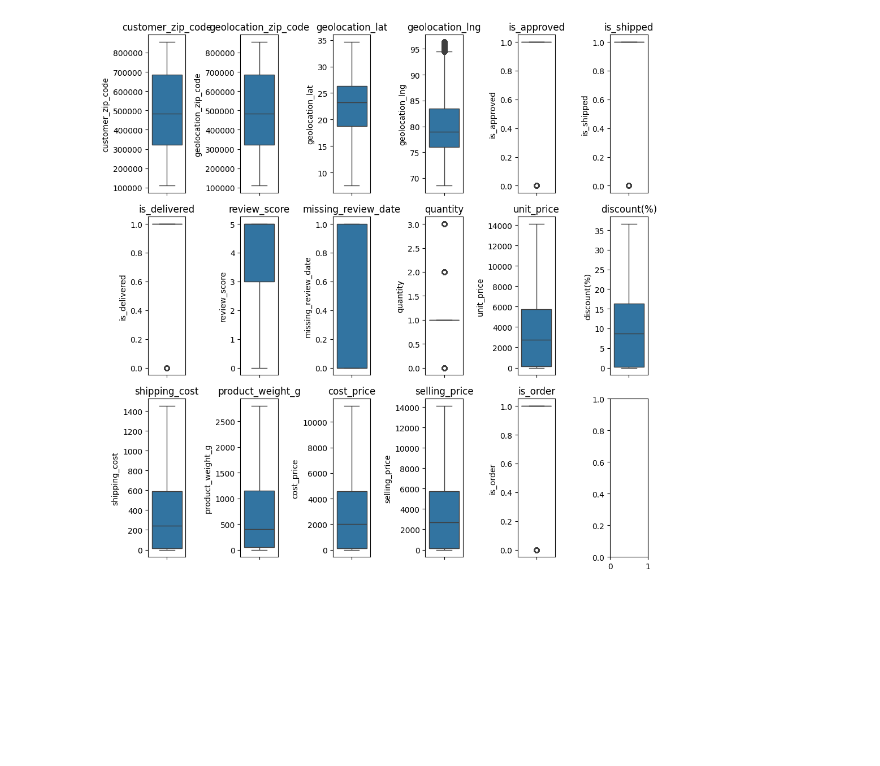
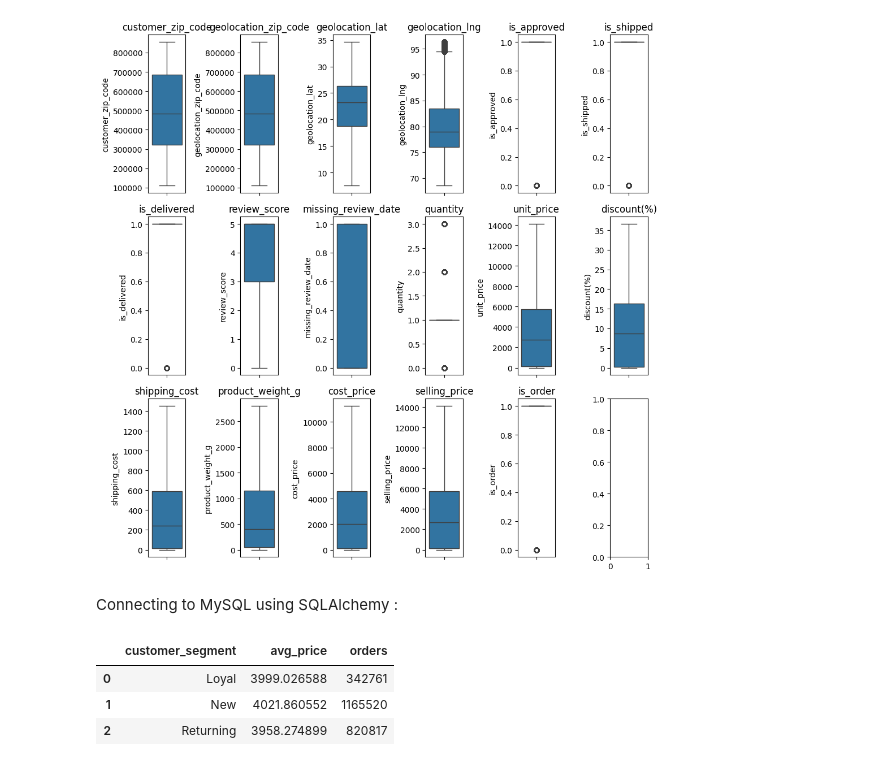
Before and after one commit to NarenthraBaalaD/E_commerce_Conversion_Retention_ML, a Jupyter notebook: capstone_project.ipynb, the cells around one changed output. Drawn from its saved outputs; the diff is of its cells as text; code cells hidden in the pictures; blank space fills up the shorter version.

Commit message:
After Cleaning the Merged Data, connected to MySQL

```diff
--- a/capstone_project.ipynb
+++ b/capstone_project.ipynb
@@ -289,3 +292,47 @@ for i, col in enumerate(num_cols):
     plt.tight_layout()
 # %% [output]
 [figure]
+# %% [markdown]
+Connecting to MySQL using SQLAlchemy :
+# %%
+try:
+    root_engine = create_engine(
+        url= "mysql+pymysql://root:6099@localhost:3306"
+    )
+    with root_engine.connect() as root:
+        root.execute(text("CREATE DATABASE IF NOT EXISTS e_commerce"))
+
+except SQLAlchemyError as e:
+    print(f"Database doesn't exist \n You got {e}")
+
+
+try:
+    engine = create_engine(
+        url= "mysql+pymysql://root:6099@localhost:3306/e_commerce"
+    )
+    with engine.connect() as conn:
+        df.to_sql(
+            name= "e_commerce_data",
+            con= conn,
+            if_exists="replace",
+            index= False
+        )
+except Exception as e:
+    print(f"Failed to write \n You got {e}")
+# %%
+with engine.connect() as conn:
+    query = """
+SELECT
+    customer_segment,
+    AVG(selling_price) AS avg_price,
+    COUNT(order_id) AS orders
+FROM e_commerce_data
+GROUP BY customer_segment; """
+    sql_df = pd.read_sql(query, conn)
+
+sql_df
+# %% [output]
+|  | customer_segment | avg_price | orders |
+| 0 | Loyal | 3999.026588 | 342761 |
+| 1 | New | 4021.860552 | 1165520 |
+| 2 | Returning | 3958.274899 | 820817 |
```
Also changed, not shown: parts of 1 cell of this notebook.
